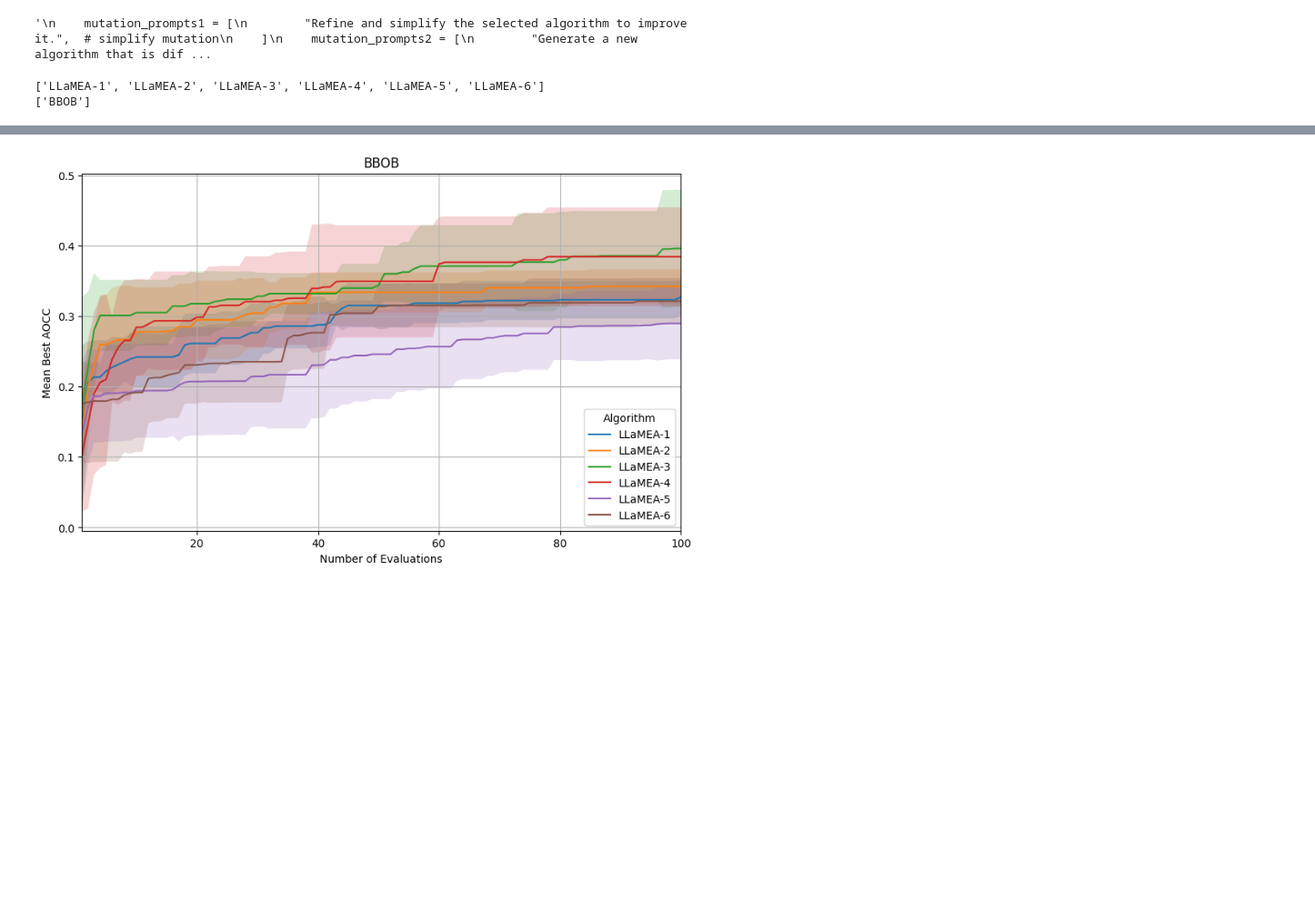
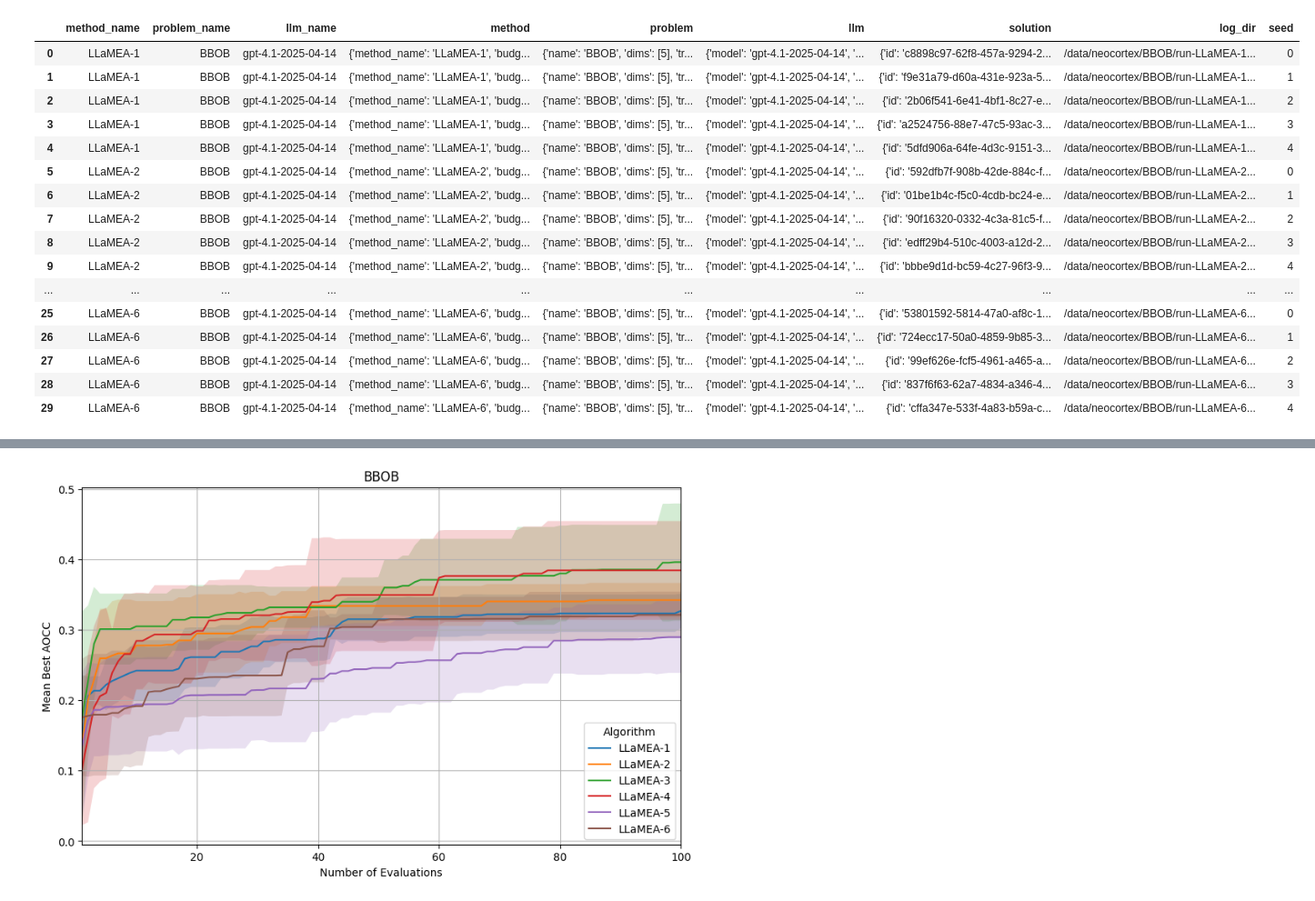
Before and after one commit to XAI-liacs/BLADE, a Jupyter notebook: examples/visualize_bbob.ipynb, the cells around one changed output, grey strips where cells are left out. Shown at 91% size. Drawn from its saved outputs; the diff is of its cells as text; code cells hidden in the pictures; blank space fills up the shorter version.

Commit message:
processing behaviour data

```diff
--- a/examples/visualize_bbob.ipynb
+++ b/examples/visualize_bbob.ipynb
@@ -4,6 +4,8 @@ from iohblade import plot_convergence, plot_experiment_CEG, plot_boxplot_fitness
 import os
 
 logger = ExperimentLogger('/data/neocortex/BBOB', True)
+
+data = logger.get_data()
 
 """
     mutation_prompts1 = [
@@ -23,4 +25,5 @@ logger = ExperimentLogger('/data/neocortex/BBOB', True)
     LLaMEA_method5 = LLaMEA(llm, budget=budget, name=f"LLaMEA-5", mutation_prompts=None, adaptive_mutation=True, n_parents=4, n_offspring=12, elitism=False)
     LLaMEA_method6 = LLaMEA(llm, budget=budget, name=f"LLaMEA-6", mutation_prompts=None, adaptive_mutation=True, n_parents=1, n_offspring=1, elitism=True)
 """
+data
 # %% [output]
@@ -29,8 +30,17 @@ RuntimeWarning: Enable tracemalloc to get the object allocation traceback
-'\n    mutation_prompts1 = [\n        "Refine and simplify the selected algorithm to improve it.",  # simplify mutation\n    ]\n    mutation_prompts2 = [\n        "Generate a new algorithm that is dif ...
+|  | method_name | problem_name | llm_name | method | problem | llm | solution | log_dir | seed |
+| 0 | LLaMEA-1 | BBOB | gpt-4.1-2025-04-14 | {'method_name': 'LLaMEA-1', 'budg... | {'name': 'BBOB', 'dims': [5], 'tr... | {'model': 'gpt-4.1-2025-04-14', '... | {'id': 'c8898c97-62f8-457a-9294-2... | /data/neocortex/BBOB/run-LLaMEA-1... | 0 |
+| 1 | LLaMEA-1 | BBOB | gpt-4.1-2025-04-14 | {'method_name': 'LLaMEA-1', 'budg... | {'name': 'BBOB', 'dims': [5], 'tr... | {'model': 'gpt-4.1-2025-04-14', '... | {'id': 'f9e31a79-d60a-431e-923a-5... | /data/neocortex/BBOB/run-LLaMEA-1... | 1 |
+| 2 | LLaMEA-1 | BBOB | gpt-4.1-2025-04-14 | {'method_name': 'LLaMEA-1', 'budg... | {'name': 'BBOB', 'dims': [5], 'tr... | {'model': 'gpt-4.1-2025-04-14', '... | {'id': '2b06f541-6e41-4bf1-8c27-e... | /data/neocortex/BBOB/run-LLaMEA-1... | 2 |
+| 3 | LLaMEA-1 | BBOB | gpt-4.1-2025-04-14 | {'method_name': 'LLaMEA-1', 'budg... | {'name': 'BBOB', 'dims': [5], 'tr... | {'model': 'gpt-4.1-2025-04-14', '... | {'id': 'a2524756-88e7-47c5-93ac-3... | /data/neocortex/BBOB/run-LLaMEA-1... | 3 |
+| 4 | LLaMEA-1 | BBOB | gpt-4.1-2025-04-14 | {'method_name': 'LLaMEA-1', 'budg... | {'name': 'BBOB', 'dims': [5], 'tr... | {'model': 'gpt-4.1-2025-04-14', '... | {'id': '5dfd906a-64fe-4d3c-9151-3... | /data/neocortex/BBOB/run-LLaMEA-1... | 4 |
+| 5 | LLaMEA-2 | BBOB | gpt-4.1-2025-04-14 | {'method_name': 'LLaMEA-2', 'budg... | {'name': 'BBOB', 'dims': [5], 'tr... | {'model': 'gpt-4.1-2025-04-14', '... | {'id': '592dfb7f-908b-42de-884c-f... | /data/neocortex/BBOB/run-LLaMEA-2... | 0 |
+| 6 | LLaMEA-2 | BBOB | gpt-4.1-2025-04-14 | {'method_name': 'LLaMEA-2', 'budg... | {'name': 'BBOB', 'dims': [5], 'tr... | {'model': 'gpt-4.1-2025-04-14', '... | {'id': '01be1b4c-f5c0-4cdb-bc24-e... | /data/neocortex/BBOB/run-LLaMEA-2... | 1 |
+| 7 | LLaMEA-2 | BBOB | gpt-4.1-2025-04-14 | {'method_name': 'LLaMEA-2', 'budg... | {'name': 'BBOB', 'dims': [5], 'tr... | {'model': 'gpt-4.1-2025-04-14', '... | {'id': '90f16320-0332-4c3a-81c5-f... | /data/neocortex/BBOB/run-LLaMEA-2... | 2 |
+| 8 | LLaMEA-2 | BBOB | gpt-4.1-2025-04-14 | {'method_name': 'LLaMEA-2', 'budg... | {'name': 'BBOB', 'dims': [5], 'tr... | {'model': 'gpt-4.1-2025-04-14', '... | {'id': 'edff29b4-510c-4003-a12d-2... | /data/neocortex/BBOB/run-LLaMEA-2... | 3 |
+| 9 | LLaMEA-2 | BBOB | gpt-4.1-2025-04-14 | {'method_name': 'LLaMEA-2', 'budg... | {'name': 'BBOB', 'dims': [5], 'tr... | {'model': 'gpt-4.1-2025-04-14', '... | {'id': 'bbbe9d1d-bc59-4c27-96f3-9... | /data/neocortex/BBOB/run-LLaMEA-2... | 4 |
+| ... | ... | ... | ... | ... | ... | ... | ... | ... | ... |
+| 25 | LLaMEA-6 | BBOB | gpt-4.1-2025-04-14 | {'method_name': 'LLaMEA-6', 'budg... | {'name': 'BBOB', 'dims': [5], 'tr... | {'model': 'gpt-4.1-2025-04-14', '... | {'id': '53801592-5814-47a0-af8c-1... | /data/neocortex/BBOB/run-LLaMEA-6... | 0 |
+| 26 | LLaMEA-6 | BBOB | gpt-4.1-2025-04-14 | {'method_name': 'LLaMEA-6', 'budg... | {'name': 'BBOB', 'dims': [5], 'tr... | {'model': 'gpt-4.1-2025-04-14', '... | {'id': '724ecc17-50a0-4859-9b85-3... | /data/neocortex/BBOB/run-LLaMEA-6... | 1 |
+| 27 | LLaMEA-6 | BBOB | gpt-4.1-2025-04-14 | {'method_name': 'LLaMEA-6', 'budg... | {'name': 'BBOB', 'dims': [5], 'tr... | {'model': 'gpt-4.1-2025-04-14', '... | {'id': '99ef626e-fcf5-4961-a465-a... | /data/neocortex/BBOB/run-LLaMEA-6... | 2 |
+| 28 | LLaMEA-6 | BBOB | gpt-4.1-2025-04-14 | {'method_name': 'LLaMEA-6', 'budg... | {'name': 'BBOB', 'dims': [5], 'tr... | {'model': 'gpt-4.1-2025-04-14', '... | {'id': '837f6f63-62a7-4834-a346-4... | /data/neocortex/BBOB/run-LLaMEA-6... | 3 |
+| 29 | LLaMEA-6 | BBOB | gpt-4.1-2025-04-14 | {'method_name': 'LLaMEA-6', 'budg... | {'name': 'BBOB', 'dims': [5], 'tr... | {'model': 'gpt-4.1-2025-04-14', '... | {'id': 'cffa347e-533f-4a83-b59a-c... | /data/neocortex/BBOB/run-LLaMEA-6... | 4 |
-# %%
-methods, problems = logger.get_methods_problems()
-print(methods)
-print(problems)
-# %% [output]
-['LLaMEA-1', 'LLaMEA-2', 'LLaMEA-3', 'LLaMEA-4', 'LLaMEA-5', 'LLaMEA-6']
-['BBOB']
```
Also changed, not shown: parts of 5 cells of this notebook, 1 other file.
